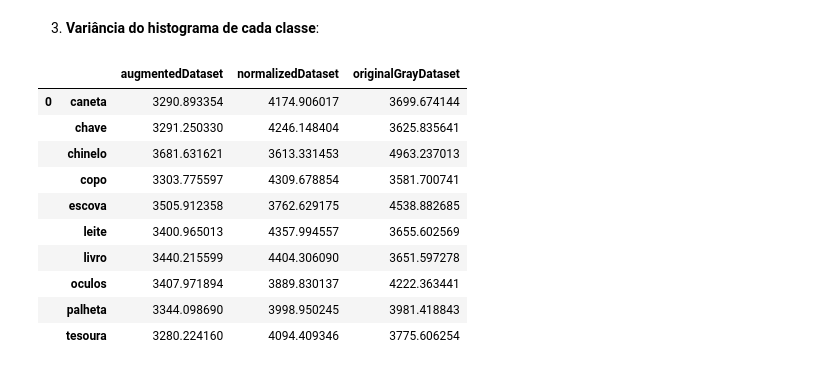
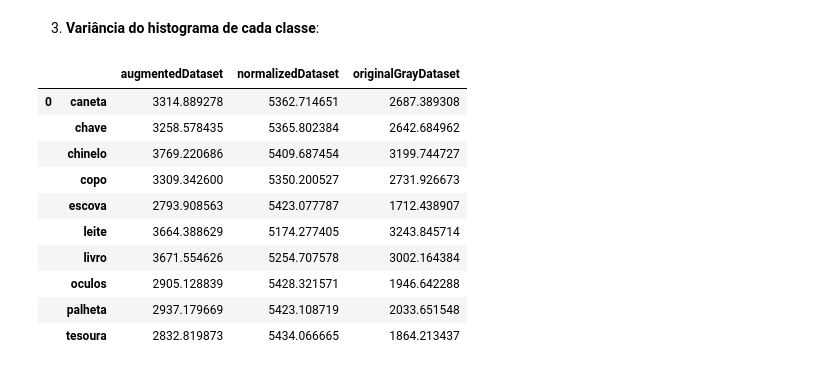
Before and after one commit to gabi-melo/image_processing, a Jupyter notebook: EP2/EP2_normalization.ipynb, the cells around one changed output. Cells and saved outputs as stored; diff of their text form; code cells hidden in the pictures.

```diff
--- a/EP2/EP2_normalization.ipynb
+++ b/EP2/EP2_normalization.ipynb
@@ -312,41 +312,41 @@ for col, dataset in enumerate(datasets):
 # %%
 # criar lista com os nomes dos datasets
 datasets = ["originalGrayDataset", "augmentedDataset", "normalizedDataset"]
 
 # criar lista com os nomes das classes
 classes = ["chinelo", "escova", "oculos", "palheta", "tesoura", "caneta", "chave", "copo", "leite", "livro"]
 
 var_dict = {} # criar dicionário para as variâncias
 
 # calcular a variância dos histogramas de cada classe de cada dataset
 for col, dataset in enumerate(datasets):
 
     for row, classe in enumerate(classes):
-#         hist_sum = 0
+        hist_sum = 0
         all_paths = glob(f"/Users/gabimelo/Desktop/EP2/{dataset}/*{classe}*.jpg") # selecionar todas as imagens de uma classe de um dataset
         n_img = len(all_paths) # calcular o número de imagens
 
         for path in all_paths:
             img = io.imread(path) # abrir a imagem
             imgarr = np.array(img) # converter a imagem em np array
             hist_img, hist_centers = exposure.histogram(img, nbins=256, source_range = 'dtype') # gerar o histograma da imagem
             hist_sum += hist_img # adicionar o histograma da imagem à soma dos histogramas da classe
 
         hist_avg = (hist_centers*hist_sum).sum() / hist_sum.sum() # calcular a média do histograma
         hist_var = (( (hist_centers - hist_avg)**2) * hist_sum ).sum() / (hist_sum.sum()-1) # calcular a variância do histograma
 
         var_dict[(dataset, classe)] = hist_var # adicionar a variância associada a cada dataset/classe no dicionário
 
 pd.DataFrame(var_dict, index = [0]).stack() # visualizar tabela com as variâncias
 # %% [output]
 |  |  | augmentedDataset | normalizedDataset | originalGrayDataset |
-| 0 | caneta | 3290.893354 | 4174.906017 | 3699.674144 |
-|  | chave | 3291.250330 | 4246.148404 | 3625.835641 |
-|  | chinelo | 3681.631621 | 3613.331453 | 4963.237013 |
-|  | copo | 3303.775597 | 4309.678854 | 3581.700741 |
-|  | escova | 3505.912358 | 3762.629175 | 4538.882685 |
-|  | leite | 3400.965013 | 4357.994557 | 3655.602569 |
-|  | livro | 3440.215599 | 4404.306090 | 3651.597278 |
-|  | oculos | 3407.971894 | 3889.830137 | 4222.363441 |
-|  | palheta | 3344.098690 | 3998.950245 | 3981.418843 |
-|  | tesoura | 3280.224160 | 4094.409346 | 3775.606254 |
+| 0 | caneta | 3314.889278 | 5362.714651 | 2687.389308 |
+|  | chave | 3258.578435 | 5365.802384 | 2642.684962 |
+|  | chinelo | 3769.220686 | 5409.687454 | 3199.744727 |
+|  | copo | 3309.342600 | 5350.200527 | 2731.926673 |
+|  | escova | 2793.908563 | 5423.077787 | 1712.438907 |
+|  | leite | 3664.388629 | 5174.277405 | 3243.845714 |
+|  | livro | 3671.554626 | 5254.707578 | 3002.164384 |
+|  | oculos | 2905.128839 | 5428.321571 | 1946.642288 |
+|  | palheta | 2937.179669 | 5423.108719 | 2033.651548 |
+|  | tesoura | 2832.819873 | 5434.066665 | 1864.213437 |
```
Also changed, not shown: parts of 1 cell of this notebook, 1 other file.
